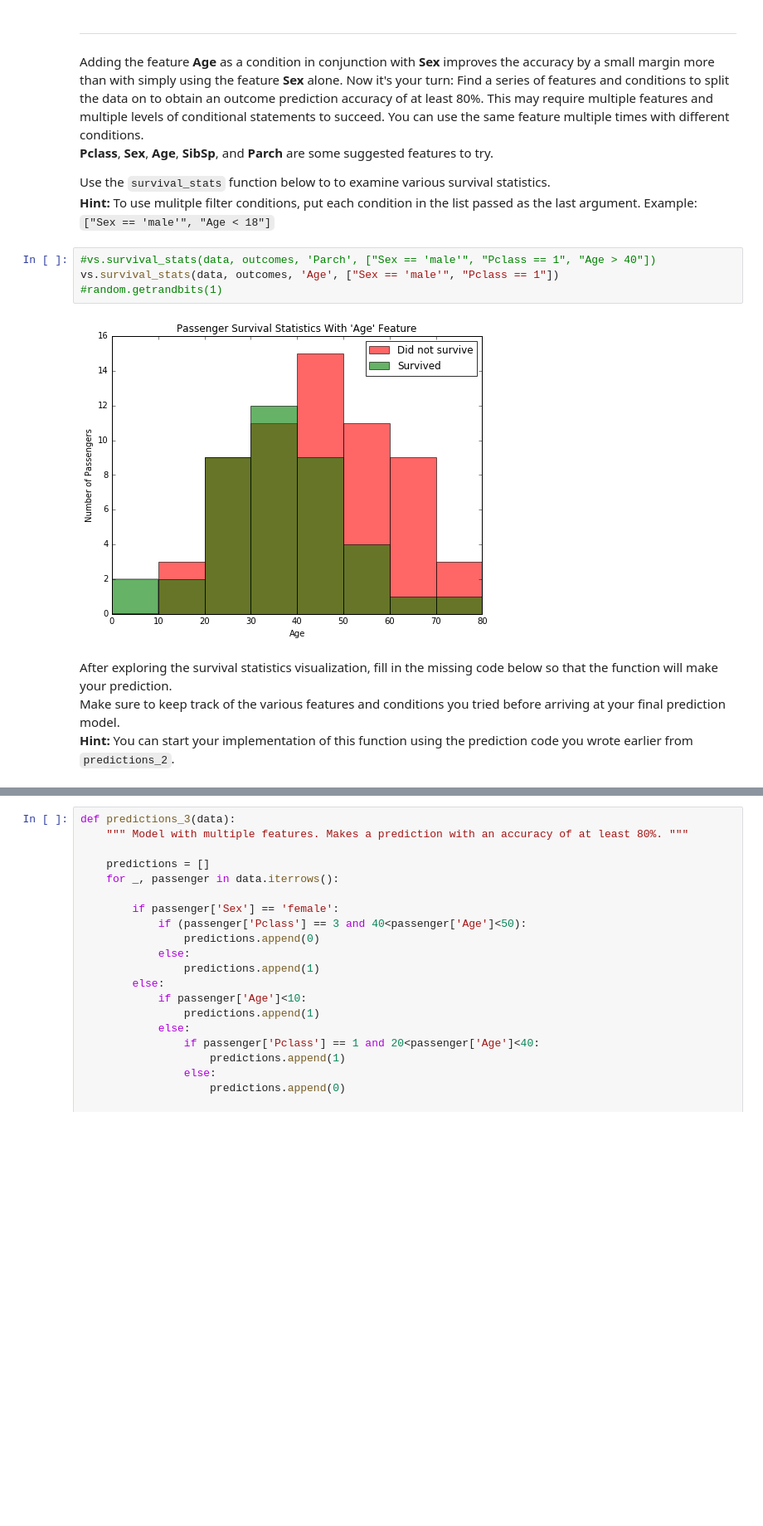
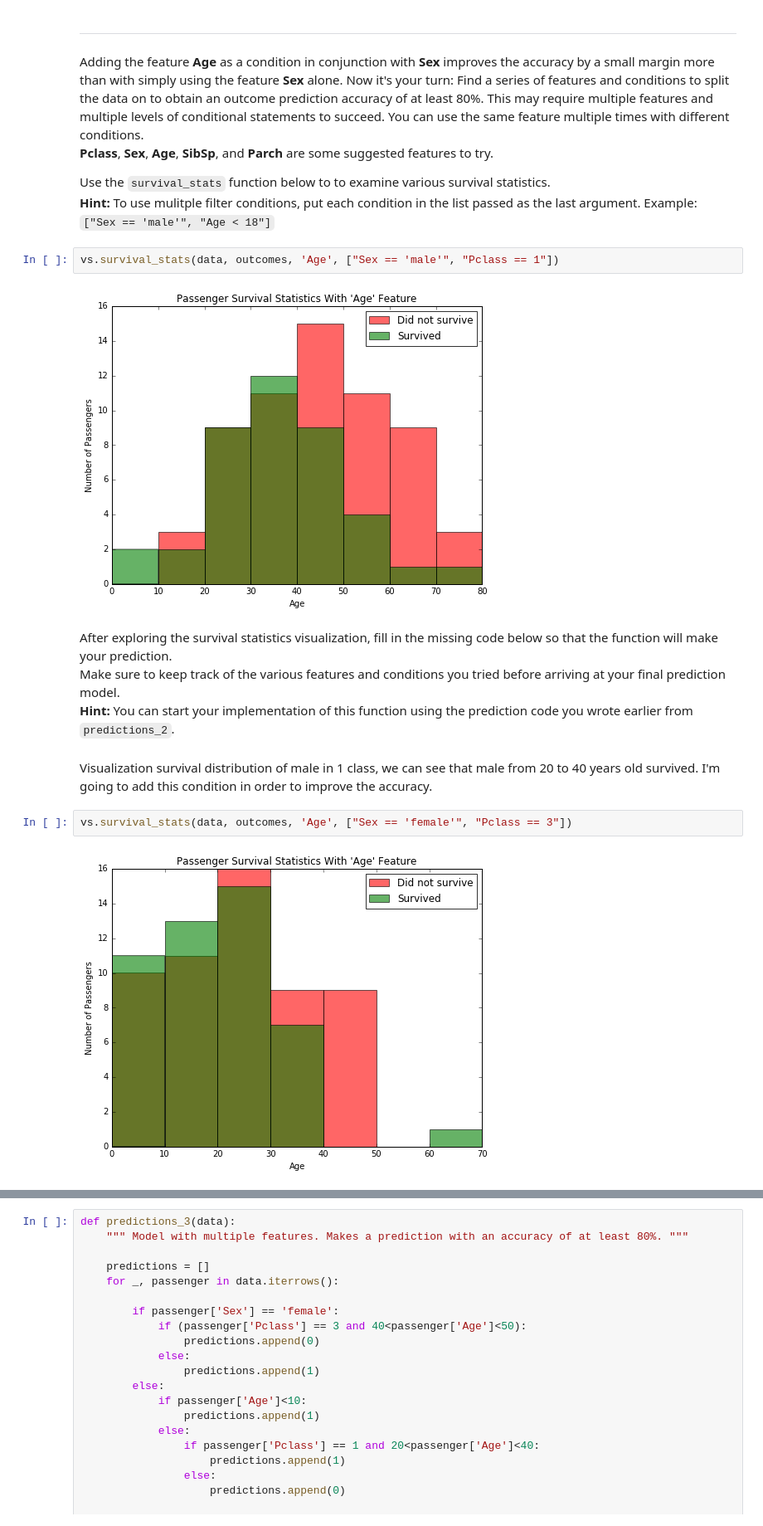
Before and after one commit to olegleyz/MLND_p0, a Jupyter notebook: titanic_survival_exploration.ipynb, the cells around one changed output, grey strips where cells are left out. Shown at 83% size. Drawn from its saved outputs; the diff is of its cells as text; blank space fills up the shorter version.

```diff
--- a/titanic_survival_exploration.ipynb
+++ b/titanic_survival_exploration.ipynb
@@ -211,12 +211,16 @@ Adding the feature **Age** as a condition in conjunction with **Sex** improves t
 Use the `survival_stats` function below to to examine various survival statistics.
 **Hint:** To use mulitple filter conditions, put each condition in the list passed as the last argument. Example: `["Sex == 'male'", "Age < 18"]`
 # %%
-#vs.survival_stats(data, outcomes, 'Parch', ["Sex == 'male'", "Pclass == 1", "Age > 40"])
 vs.survival_stats(data, outcomes, 'Age', ["Sex == 'male'", "Pclass == 1"])
-#random.getrandbits(1)
 # %% [output]
 [figure]
 # %% [markdown]
 After exploring the survival statistics visualization, fill in the missing code below so that the function will make your prediction.
 Make sure to keep track of the various features and conditions you tried before arriving at your final prediction model.
 **Hint:** You can start your implementation of this function using the prediction code you wrote earlier from `predictions_2`.
+# %% [markdown]
+Visualization survival distribution of male in 1 class, we can see that male from 20 to 40 years old survived. I'm going to add this condition in order to improve the accuracy.
+# %%
+vs.survival_stats(data, outcomes, 'Age', ["Sex == 'female'", "Pclass == 3"])
+# %% [output]
+[figure, added]
```
Also changed, not shown: parts of 4 cells of this notebook, 1 other file.
